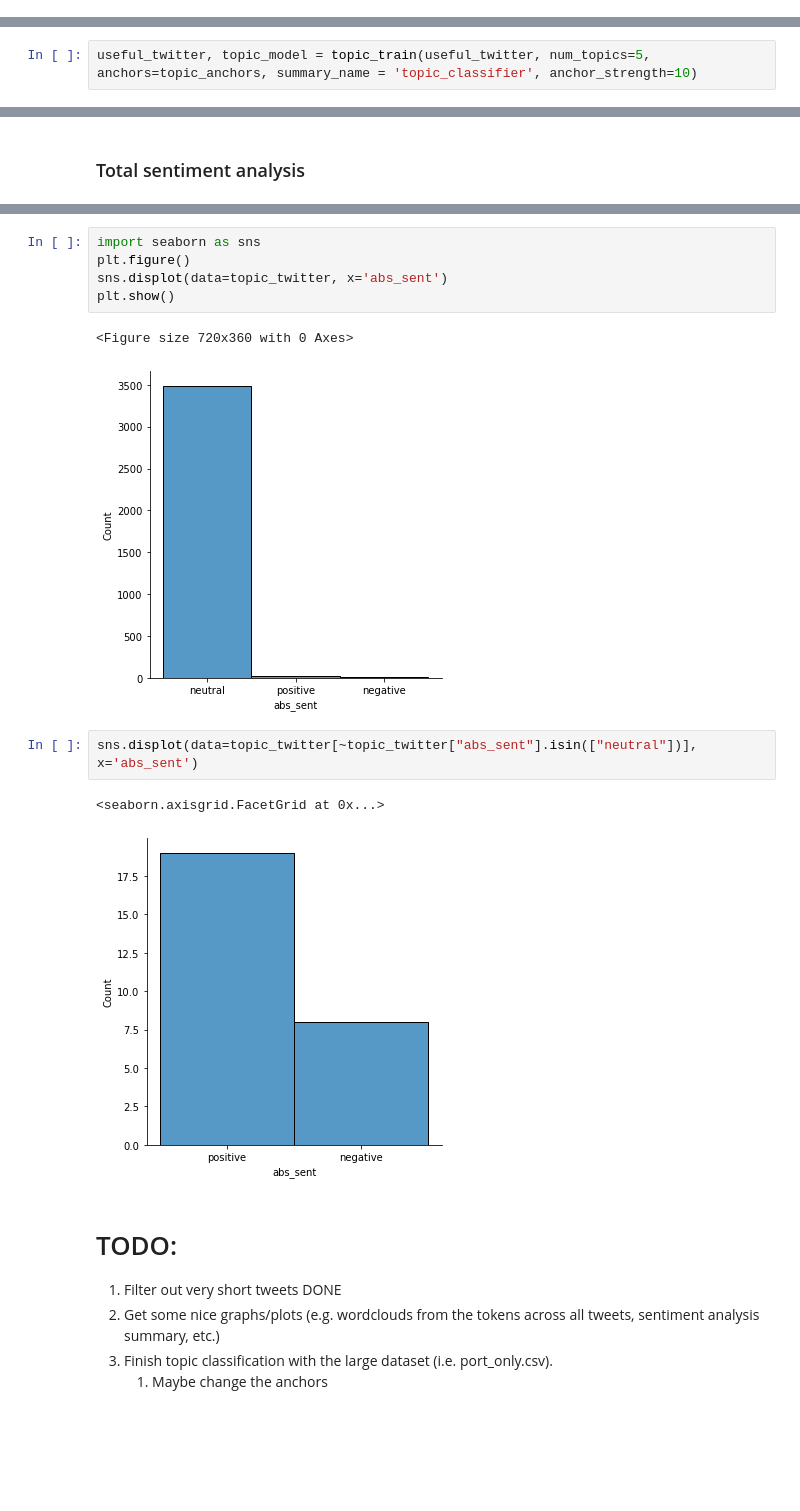
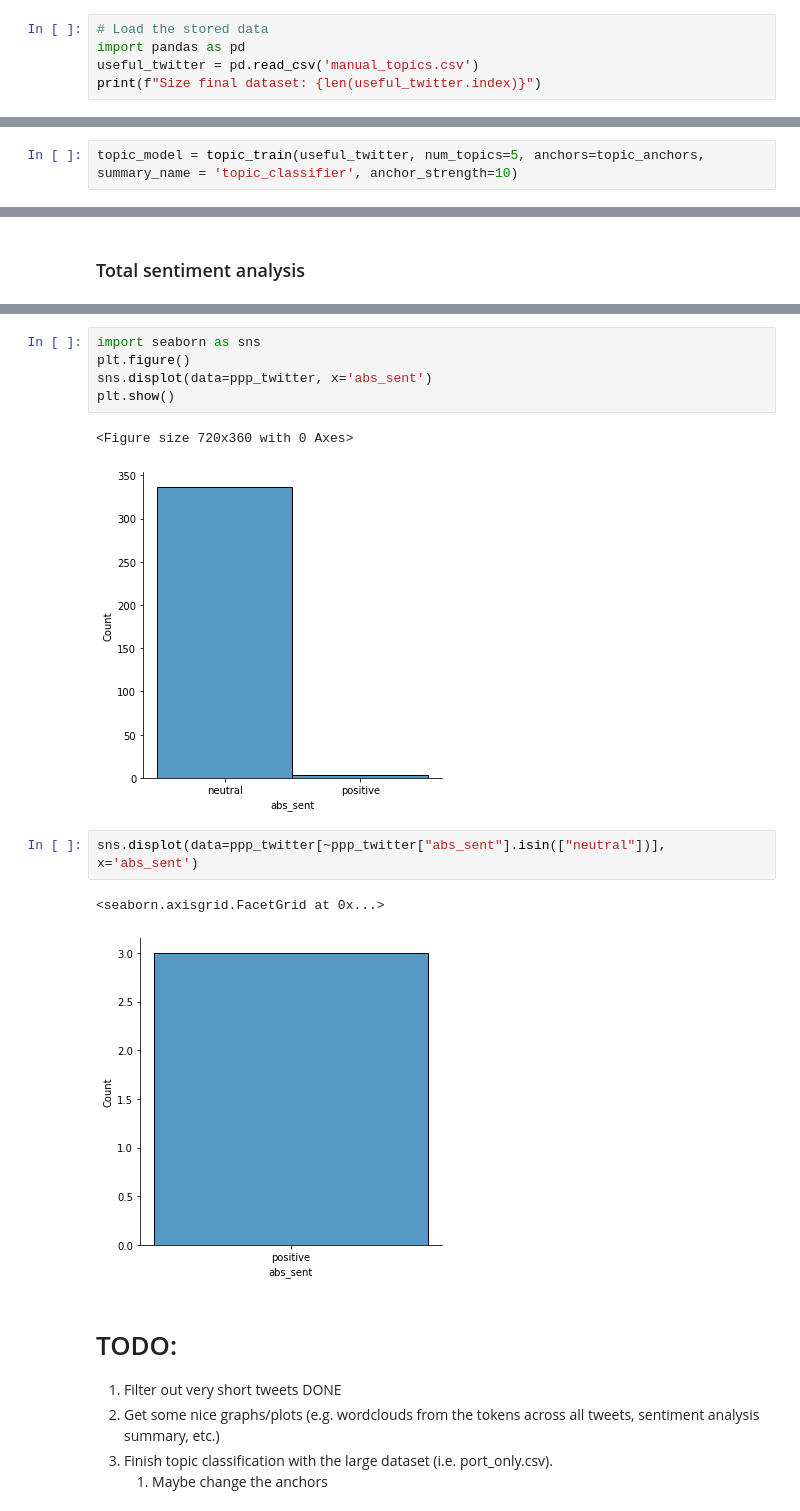
Before and after one commit to i-knock/mixed_methods, a Jupyter notebook: Text Analysis.ipynb, the cells around one changed output, grey strips where cells are left out. Cells and saved outputs as stored; diff of their text form; blank space fills up the shorter version.

Commit message:
DONE: Although not working, done with plots

```diff
--- a/Text Analysis.ipynb
+++ b/Text Analysis.ipynb
@@ -582,0 +580,5 @@ useful_twitter = processed_twitter
+# %%
+# Load the stored data
+import pandas as pd
+useful_twitter = pd.read_csv('manual_topics.csv')
+print(f"Size final dataset: {len(useful_twitter.index)}")
@@ -594,4 +627,4 @@ print(topic_anchors)
 # %%
-useful_twitter, topic_model = topic_train(useful_twitter, num_topics=5, anchors=topic_anchors, summary_name = 'topic_classifier', anchor_strength=10)
+topic_model = topic_train(useful_twitter, num_topics=5, anchors=topic_anchors, summary_name = 'topic_classifier', anchor_strength=10)
 # %% [output]
 Anchors accepted. Hopefully
@@ -663,16 +750,16 @@ Only selected topics
 # %%
 import seaborn as sns
 plt.figure()
-sns.displot(data=topic_twitter, x='abs_sent')
+sns.displot(data=ppp_twitter, x='abs_sent')
 plt.show()
 # %% [output]
 <Figure size 720x360 with 0 Axes>
-[figure, old version]
+[figure, new version]
 # %%
-sns.displot(data=topic_twitter[~topic_twitter["abs_sent"].isin(["neutral"])], x='abs_sent')
+sns.displot(data=ppp_twitter[~ppp_twitter["abs_sent"].isin(["neutral"])], x='abs_sent')
 # %% [output]
 <seaborn.axisgrid.FacetGrid at 0x...>
-[figure, old version]
+[figure, new version]
 # %% [markdown]
 # TODO:
 1. Filter out very short tweets DONE
```
Also changed, not shown: parts of 27 cells of this notebook, 16 other files.
